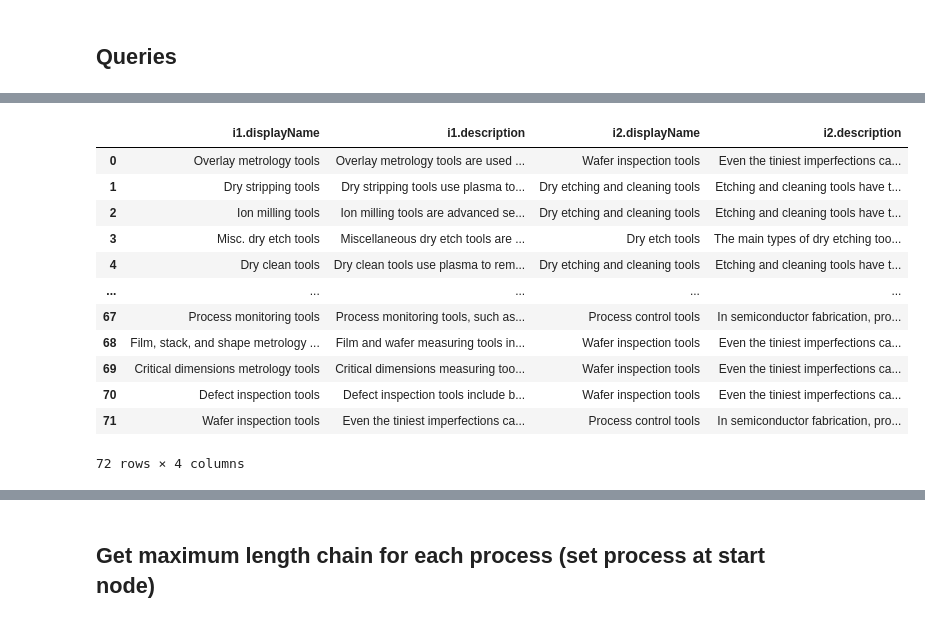
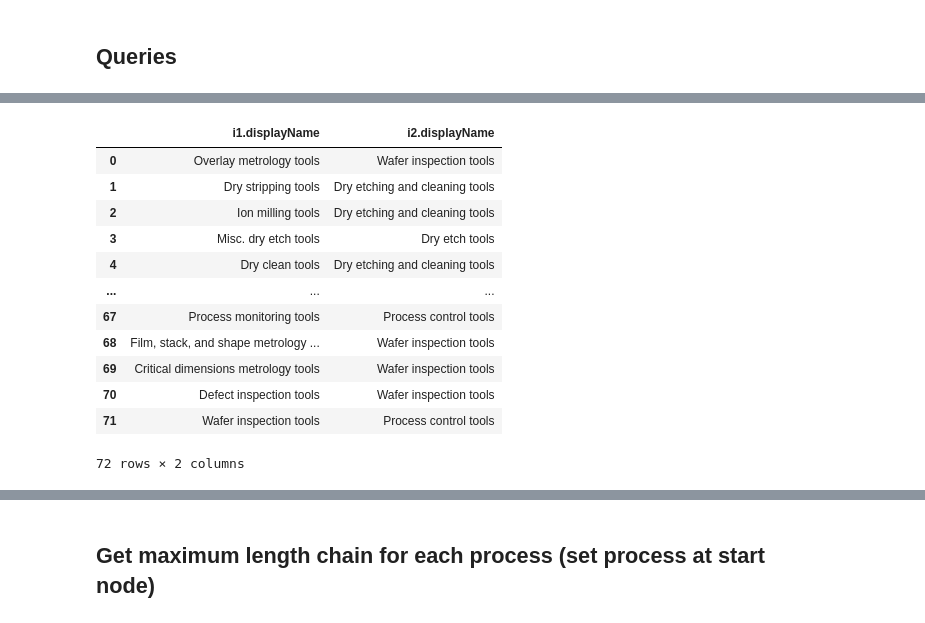
Before and after one commit to turing-db/turingdb-examples, a Jupyter notebook: examples/notebooks/public_version/supply_chain_eto-chip-explorer.ipynb, the cells around one changed output, grey strips where cells are left out. Cells and saved outputs as stored; diff of their text form; code cells hidden in the pictures.

```diff
--- a/examples/notebooks/public_version/supply_chain_eto-chip-explorer.ipynb
+++ b/examples/notebooks/public_version/supply_chain_eto-chip-explorer.ipynb
@@ -532,11 +375,0 @@ from turingdb.exceptions import TuringDBException
-# %%
-%%time
-
-# Set graph
-try:
-    client.create_graph(graph_name)
-except TuringDBException as e:
-    print(e)
-
-# Set working graph
-client.set_graph(graph_name)
@@ -635,0 +408,18 @@ client.query("CALL db.history()")
+# %%
+# Set graph name
+graph_name_prefix = example_name
+graph_name_nb_suffix = str(
+    max(
+        [
+            int(re.sub(graph_name_prefix, "", g))
+            for g in list_graphs
+            if g.startswith(graph_name_prefix)
+            and re.sub(graph_name_prefix, "", g).isdigit()
+        ]
+        + [0]
+    )
+    + 1
+)
+graph_name = graph_name_prefix + graph_name_nb_suffix
+graph_name = re.sub("-", "_", graph_name)
+graph_name
@@ -986,27 +867,28 @@ Wall time: 13.5 ms
 # %%
 %%time
 
 # Find all relationships between Tool_Resource nodes linked by a IS_TYPE_OF edge
 command = """
 MATCH (i1:ToolResource)-[e:IS_TYPE_OF]->(i2:ToolResource)
-RETURN i1.displayName, i1.description, i2.displayName, i2.description
+RETURN i1.displayName, i2.displayName
 """
+# RETURN i1.displayName, i1.description, i2.displayName, i2.description
 df = client.query(command)
 if df.empty:
     print("No result found")
 else:
     display(df)
 # %% [output]
-|  | i1.displayName | i1.description | i2.displayName | i2.description |
-| 0 | Overlay metrology tools | Overlay metrology tools are used ... | Wafer inspection tools | Even the tiniest imperfections ca... |
-| 1 | Dry stripping tools | Dry stripping tools use plasma to... | Dry etching and cleaning tools | Etching and cleaning tools have t... |
-| 2 | Ion milling tools | Ion milling tools are advanced se... | Dry etching and cleaning tools | Etching and cleaning tools have t... |
-| 3 | Misc. dry etch tools | Miscellaneous dry etch tools are ... | Dry etch tools | The main types of dry etching too... |
-| 4 | Dry clean tools | Dry clean tools use plasma to rem... | Dry etching and cleaning tools | Etching and cleaning tools have t... |
-| ... | ... | ... | ... | ... |
-| 67 | Process monitoring tools | Process monitoring tools, such as... | Process control tools | In semiconductor fabrication, pro... |
-| 68 | Film, stack, and shape metrology ... | Film and wafer measuring tools in... | Wafer inspection tools | Even the tiniest imperfections ca... |
-| 69 | Critical dimensions metrology tools | Critical dimensions measuring too... | Wafer inspection tools | Even the tiniest imperfections ca... |
-| 70 | Defect inspection tools | Defect inspection tools include b... | Wafer inspection tools | Even the tiniest imperfections ca... |
-| 71 | Wafer inspection tools | Even the tiniest imperfections ca... | Process control tools | In semiconductor fabrication, pro... |
+|  | i1.displayName | i2.displayName |
+| 0 | Overlay metrology tools | Wafer inspection tools |
+| 1 | Dry stripping tools | Dry etching and cleaning tools |
+| 2 | Ion milling tools | Dry etching and cleaning tools |
+| 3 | Misc. dry etch tools | Dry etch tools |
+| 4 | Dry clean tools | Dry etching and cleaning tools |
+| ... | ... | ... |
+| 67 | Process monitoring tools | Process control tools |
+| 68 | Film, stack, and shape metrology ... | Wafer inspection tools |
+| 69 | Critical dimensions metrology tools | Wafer inspection tools |
+| 70 | Defect inspection tools | Wafer inspection tools |
+| 71 | Wafer inspection tools | Process control tools |
-72 rows × 4 columns
+72 rows × 2 columns
```
Also changed, not shown: parts of 82 cells of this notebook.
